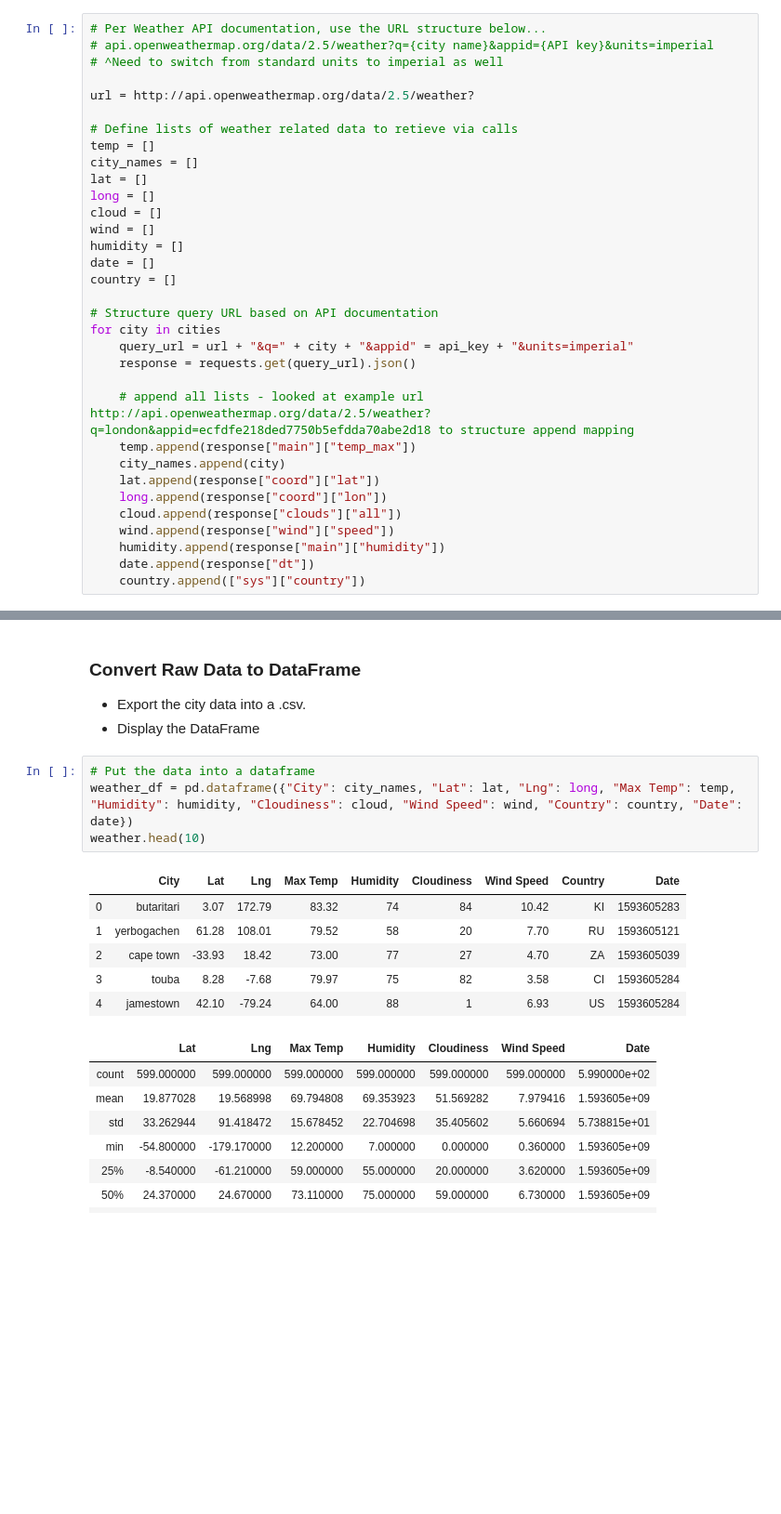
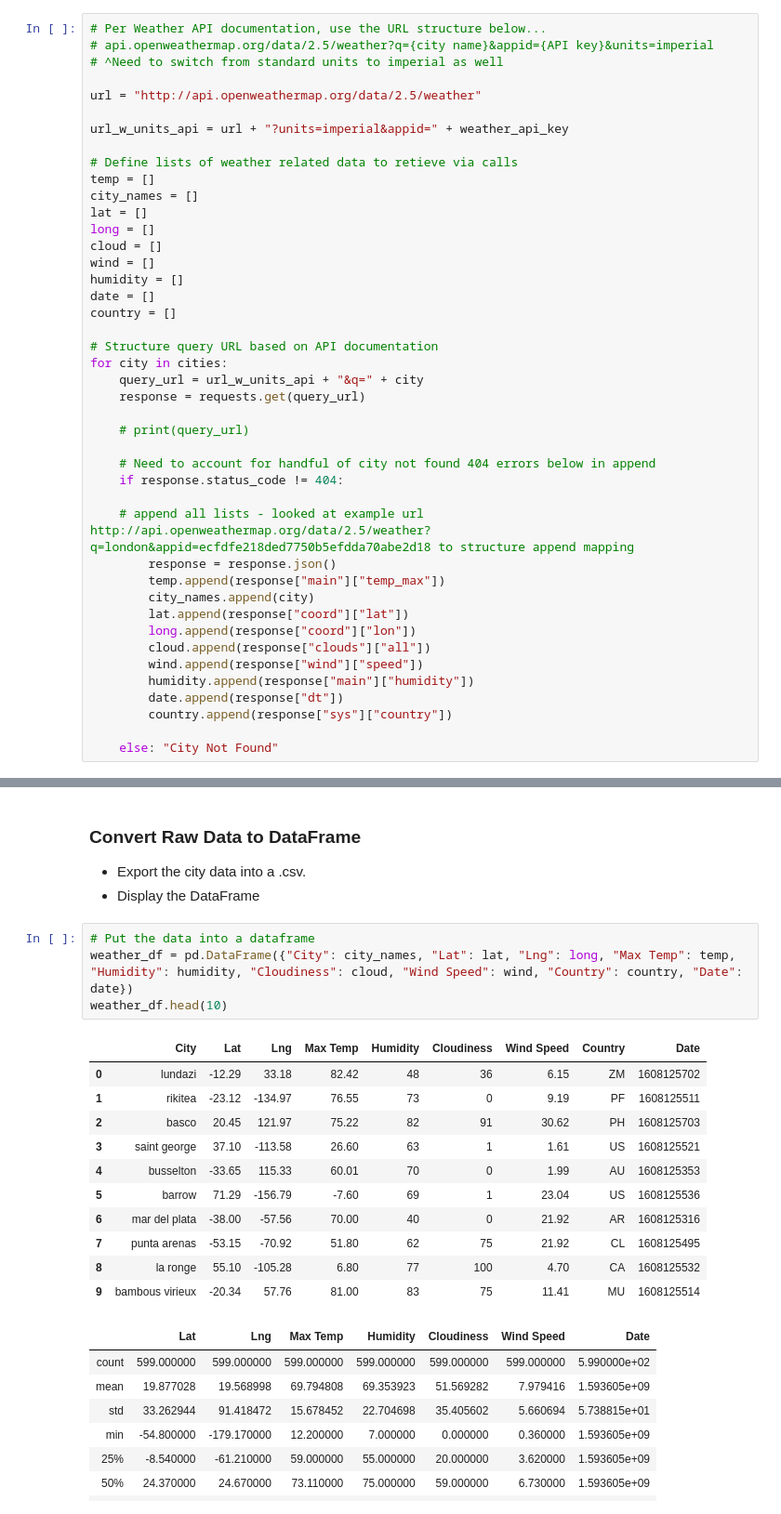
Before and after one commit to mkrenicki/python-api-challenge, a Jupyter notebook: starter_code/WeatherPy.ipynb, the cells around one changed output, grey strips where cells are left out. Shown: that part at 93% size. Cells and saved outputs as stored; diff of their text form; blank space fills up the shorter version.

```diff
--- a/starter_code/WeatherPy.ipynb
+++ b/starter_code/WeatherPy.ipynb
@@ -63,7 +63,9 @@ NameError: name 'lat_range' is not defined
 # api.openweathermap.org/data/2.5/weather?q={city name}&appid={API key}&units=imperial
 # ^Need to switch from standard units to imperial as well
 
-url = http://api.openweathermap.org/data/2.5/weather?
+url = "http://api.openweathermap.org/data/2.5/weather"
+
+url_w_units_api = url + "?units=imperial&appid=" + weather_api_key
 
 # Define lists of weather related data to retieve via calls
 temp = []
@@ -77,17 +79,25 @@ date = []
 country = []
 
 # Structure query URL based on API documentation
-for city in cities
-    query_url = url + "&q=" + city + "&appid" = api_key + "&units=imperial"
-    response = requests.get(query_url).json()
+for city in cities:
+    query_url = url_w_units_api + "&q=" + city
+    response = requests.get(query_url)
+
+    # print(query_url)
+
+    # Need to account for handful of city not found 404 errors below in append
+    if response.status_code != 404:
 
     # append all lists - looked at example url http://api.openweathermap.org/data/2.5/weather?q=london&appid=ecfdfe218ded7750b5efdda70abe2d18 to structure append mapping
-    temp.append(response["main"]["temp_max"])
-    city_names.append(city)
-    lat.append(response["coord"]["lat"])
-    long.append(response["coord"]["lon"])
-    cloud.append(response["clouds"]["all"])
-    wind.append(response["wind"]["speed"])
-    humidity.append(response["main"]["humidity"])
-    date.append(response["dt"])
-    country.append(["sys"]["country"])
+        response = response.json()
+        temp.append(response["main"]["temp_max"])
+        city_names.append(city)
+        lat.append(response["coord"]["lat"])
+        long.append(response["coord"]["lon"])
+        cloud.append(response["clouds"]["all"])
+        wind.append(response["wind"]["speed"])
+        humidity.append(response["main"]["humidity"])
+        date.append(response["dt"])
+        country.append(response["sys"]["country"])
+
+    else: "City Not Found"
@@ -99,15 +107,20 @@ SyntaxError: invalid syntax (<ipython-input-3-82887c624529>, line 19)
 * Display the DataFrame
 # %%
 # Put the data into a dataframe
-weather_df = pd.dataframe({"City": city_names, "Lat": lat, "Lng": long, "Max Temp": temp, "Humidity": humidity, "Cloudiness": cloud, "Wind Speed": wind, "Country": country, "Date": date})
-weather.head(10)
+weather_df = pd.DataFrame({"City": city_names, "Lat": lat, "Lng": long, "Max Temp": temp, "Humidity": humidity, "Cloudiness": cloud, "Wind Speed": wind, "Country": country, "Date": date})
+weather_df.head(10)
 # %% [output]
 |  | City | Lat | Lng | Max Temp | Humidity | Cloudiness | Wind Speed | Country | Date |
-| 0 | butaritari | 3.07 | 172.79 | 83.32 | 74 | 84 | 10.42 | KI | 1593605283 |
-| 1 | yerbogachen | 61.28 | 108.01 | 79.52 | 58 | 20 | 7.70 | RU | 1593605121 |
-| 2 | cape town | -33.93 | 18.42 | 73.00 | 77 | 27 | 4.70 | ZA | 1593605039 |
-| 3 | touba | 8.28 | -7.68 | 79.97 | 75 | 82 | 3.58 | CI | 1593605284 |
-| 4 | jamestown | 42.10 | -79.24 | 64.00 | 88 | 1 | 6.93 | US | 1593605284 |
+| 0 | lundazi | -12.29 | 33.18 | 82.42 | 48 | 36 | 6.15 | ZM | 1608125702 |
+| 1 | rikitea | -23.12 | -134.97 | 76.55 | 73 | 0 | 9.19 | PF | 1608125511 |
+| 2 | basco | 20.45 | 121.97 | 75.22 | 82 | 91 | 30.62 | PH | 1608125703 |
+| 3 | saint george | 37.10 | -113.58 | 26.60 | 63 | 1 | 1.61 | US | 1608125521 |
+| 4 | busselton | -33.65 | 115.33 | 60.01 | 70 | 0 | 1.99 | AU | 1608125353 |
+| 5 | barrow | 71.29 | -156.79 | -7.60 | 69 | 1 | 23.04 | US | 1608125536 |
+| 6 | mar del plata | -38.00 | -57.56 | 70.00 | 40 | 0 | 21.92 | AR | 1608125316 |
+| 7 | punta arenas | -53.15 | -70.92 | 51.80 | 62 | 75 | 21.92 | CL | 1608125495 |
+| 8 | la ronge | 55.10 | -105.28 | 6.80 | 77 | 100 | 4.70 | CA | 1608125532 |
+| 9 | bambous virieux | -20.34 | 57.76 | 81.00 | 83 | 75 | 11.41 | MU | 1608125514 |
 # %%
 # %% [output]
 |  | Lat | Lng | Max Temp | Humidity | Cloudiness | Wind Speed | Date |
```
Also changed, not shown: parts of 3 cells of this notebook.
